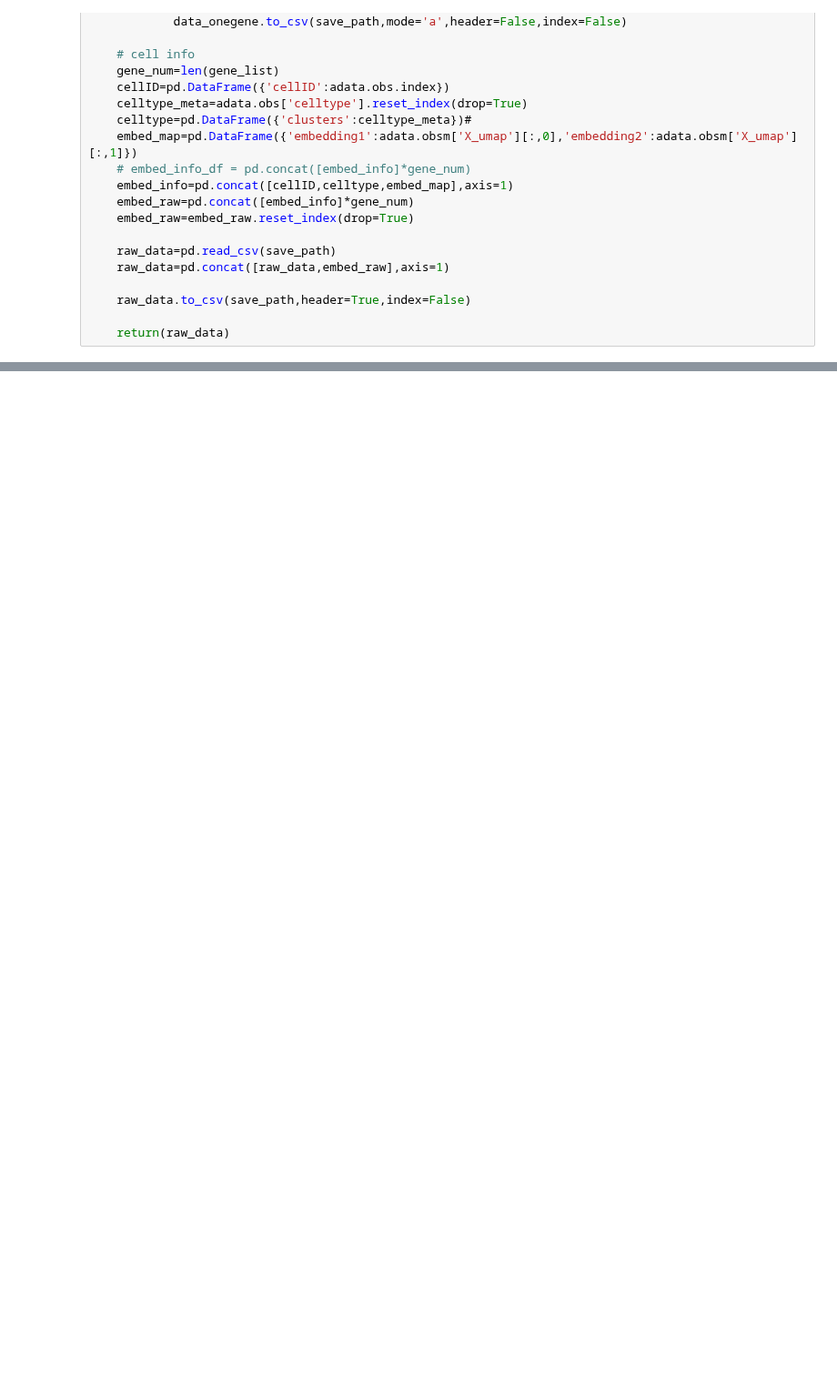
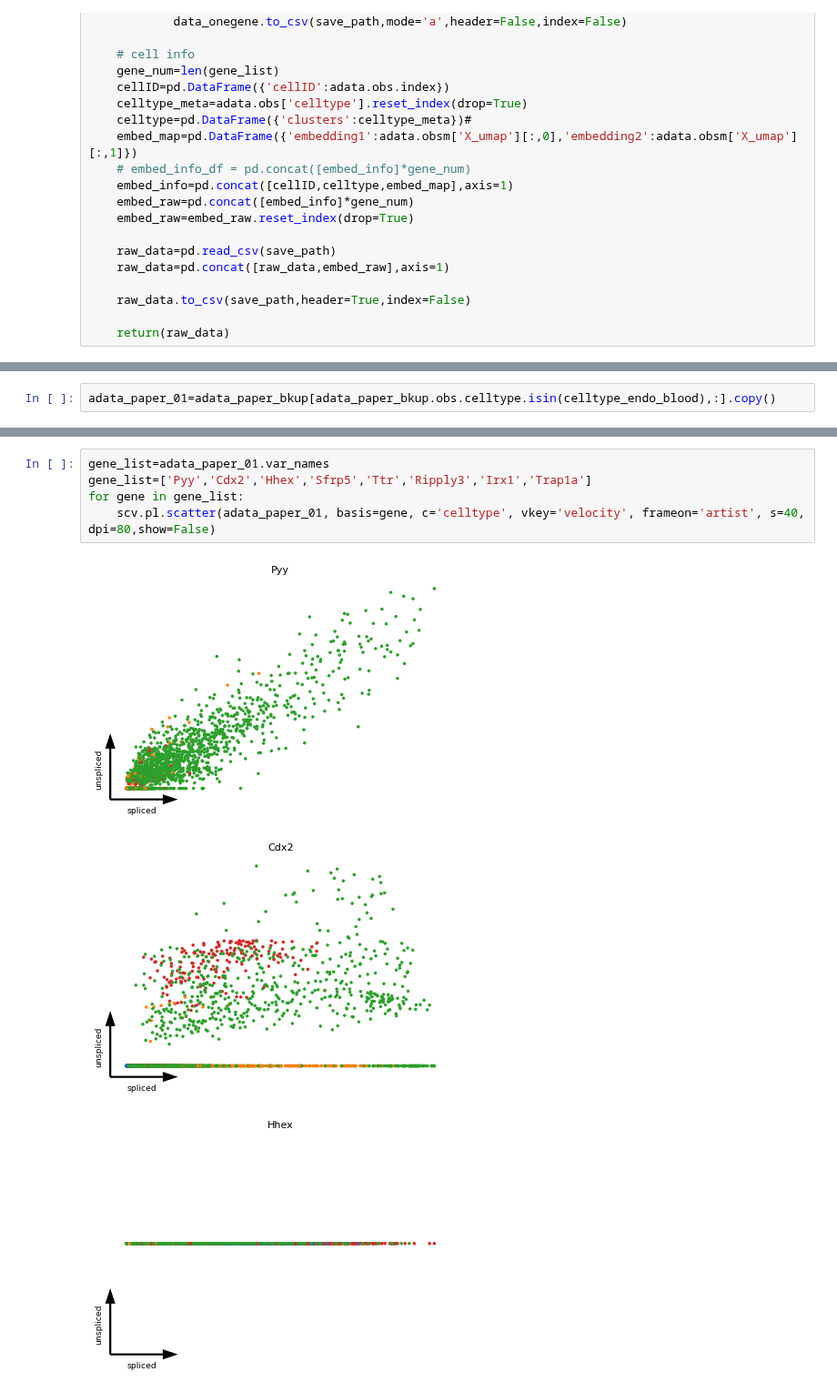
Before and after one commit to GuangyuWangLab2021/cellDancer, a Jupyter notebook: src/analysis_GAS_jmlab_get_early_endoderm.ipynb, the cells around one changed output, grey strips where cells are left out. Shown at 91% size. Drawn from its saved outputs; the diff is of its cells as text; blank space fills up the shorter version.

```diff
--- a/src/analysis_GAS_jmlab_get_early_endoderm.ipynb
+++ b/src/analysis_GAS_jmlab_get_early_endoderm.ipynb
@@ -222,0 +227,2 @@ processing:1999/2000
+# %%
+adata_paper_01=adata_paper_bkup[adata_paper_bkup.obs.celltype.isin(celltype_endo_blood),:].copy()
@@ -222,0 +247,9 @@ processing:1999/2000
+# %%
+gene_list=adata_paper_01.var_names
+gene_list=['Pyy','Cdx2','Hhex','Sfrp5','Ttr','Ripply3','Irx1','Trap1a']
+for gene in gene_list:
+    scv.pl.scatter(adata_paper_01, basis=gene, c='celltype', vkey='velocity', frameon='artist', s=40, dpi=80,show=False)
+# %% [output]
+[figure, added]
+[figure, added]
+[figure, added]
```
Also changed, not shown: parts of 8 cells of this notebook, 2 other files.
